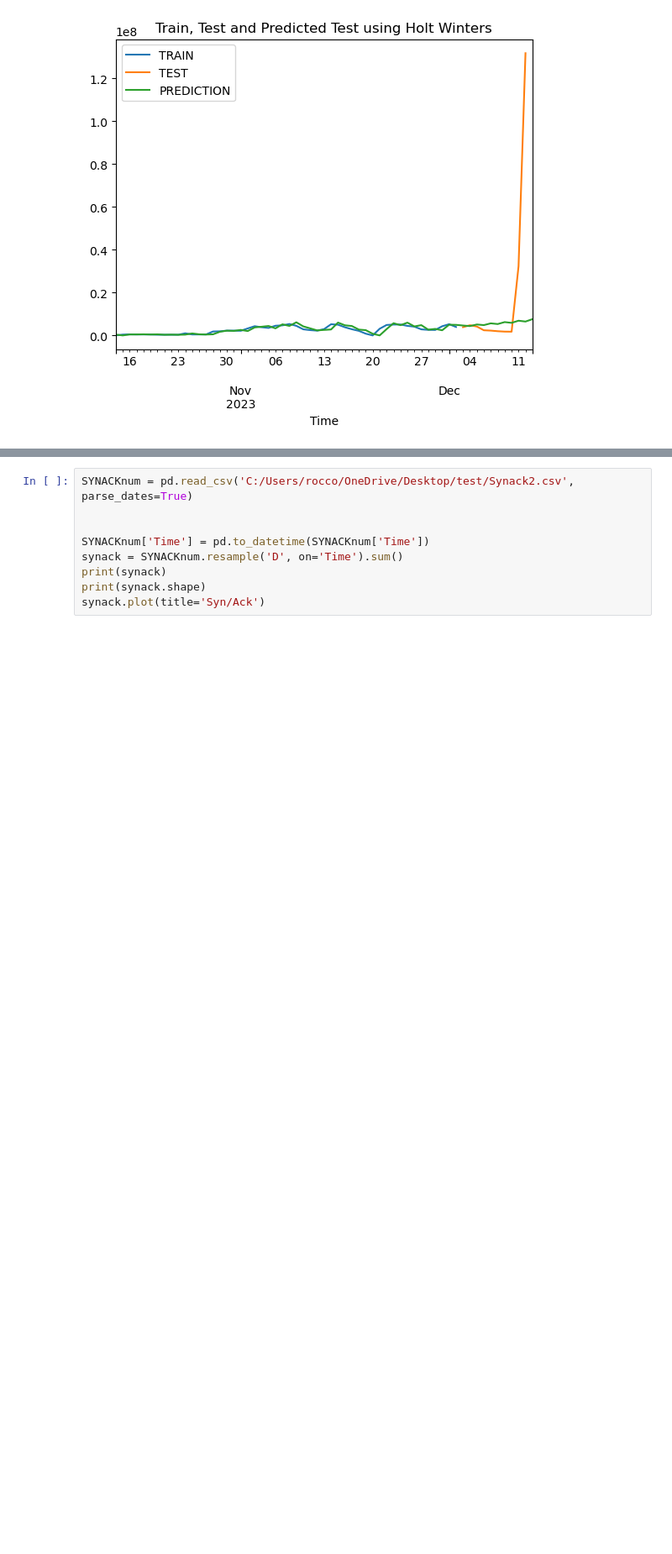
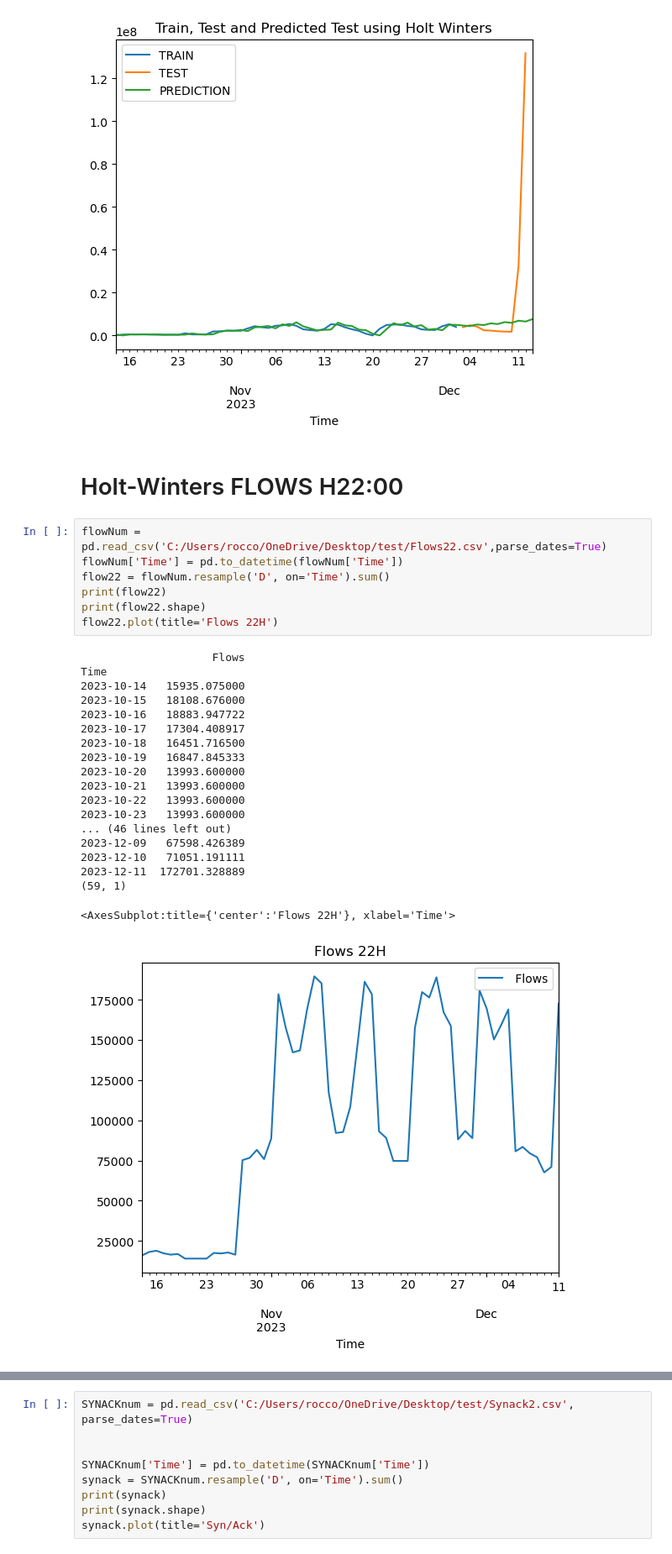
Before and after one commit to RoccoTrolio99/Holt-Winters-Pearson, a Jupyter notebook: Holt-Winters-Prova.ipynb, the cells around one changed output, grey strips where cells are left out. Shown at 84% size. Drawn from its saved outputs; the diff is of its cells as text; blank space fills up the shorter version.

```diff
--- a/Holt-Winters-Prova.ipynb
+++ b/Holt-Winters-Prova.ipynb
@@ -98,3 +103,32 @@ plt.title('Train, Test and Predicted Test using Holt Winters')
 # %% [output]
 Text(0.5, 1.0, 'Train, Test and Predicted Test using Holt Winters')
 [figure]
+# %% [markdown]
+# Holt-Winters FLOWS H22:00
+# %%
+flowNum = pd.read_csv('C:/Users/rocco/OneDrive/Desktop/test/Flows22.csv',parse_dates=True)
+flowNum['Time'] = pd.to_datetime(flowNum['Time'])
+flow22 = flowNum.resample('D', on='Time').sum()
+print(flow22)
+print(flow22.shape)
+flow22.plot(title='Flows 22H')
+# %% [output]
+                    Flows
+Time
+2023-10-14   15935.075000
+2023-10-15   18108.676000
+2023-10-16   18883.947722
+2023-10-17   17304.408917
+2023-10-18   16451.716500
+2023-10-19   16847.845333
+2023-10-20   13993.600000
+2023-10-21   13993.600000
+2023-10-22   13993.600000
+2023-10-23   13993.600000
+... (46 lines left out)
+2023-12-09   67598.426389
+2023-12-10   71051.191111
+2023-12-11  172701.328889
+(59, 1)
+<AxesSubplot:title={'center':'Flows 22H'}, xlabel='Time'>
+[figure, added]
```
Also changed, not shown: parts of 15 cells of this notebook.
